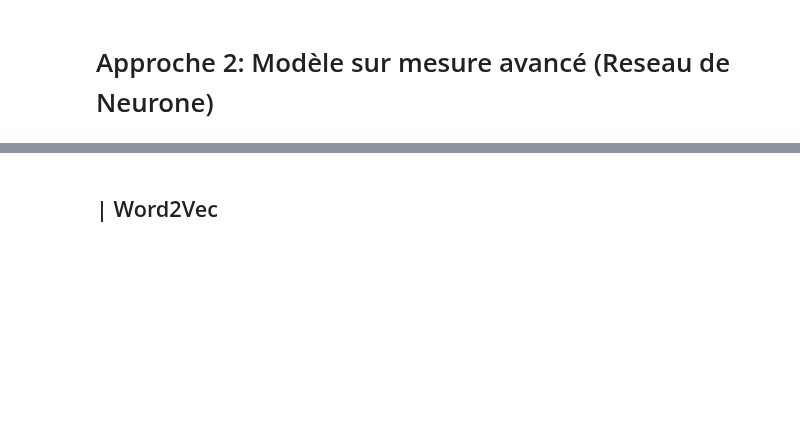
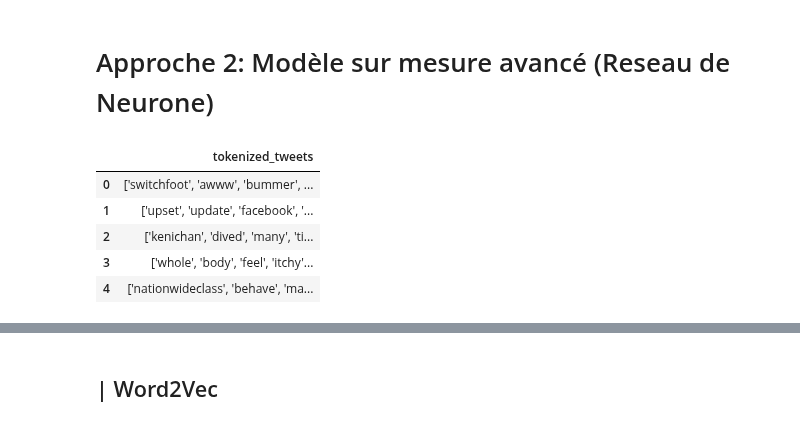
Before and after one commit to amadousysada/Sentiment-Analysis, a Jupyter notebook: notebooks/p7_02_modelisation.ipynb, the cells around one changed output, grey strips where cells are left out. Drawn from its saved outputs; the diff is of its cells as text; code cells hidden in the pictures; blank space fills up the shorter version.

```diff
--- a/notebooks/p7_02_modelisation.ipynb
+++ b/notebooks/p7_02_modelisation.ipynb
@@ -595,5 +591,16 @@ pickle.dump(lr_model, open(os.path.join(path, "lr_model.pkl"), "wb"))
 del lr_model
 # %% [markdown]
 # Approche 2: Modèle sur mesure avancé (Reseau de Neurone)
+# %%
+tokenized_tweets = pd.read_csv(os.path.join(path, "tokenized_tweets.csv"))
+# %%
+tokenized_tweets.head()
+# %% [output]
+|  | tokenized_tweets |
+| 0 | ['switchfoot', 'awww', 'bummer', ... |
+| 1 | ['upset', 'update', 'facebook', '... |
+| 2 | ['kenichan', 'dived', 'many', 'ti... |
+| 3 | ['whole', 'body', 'feel', 'itchy'... |
+| 4 | ['nationwideclass', 'behave', 'ma... |
 # %%
 from tensorflow.keras.models import Sequential
```
Also changed, not shown: parts of 15 cells of this notebook.
